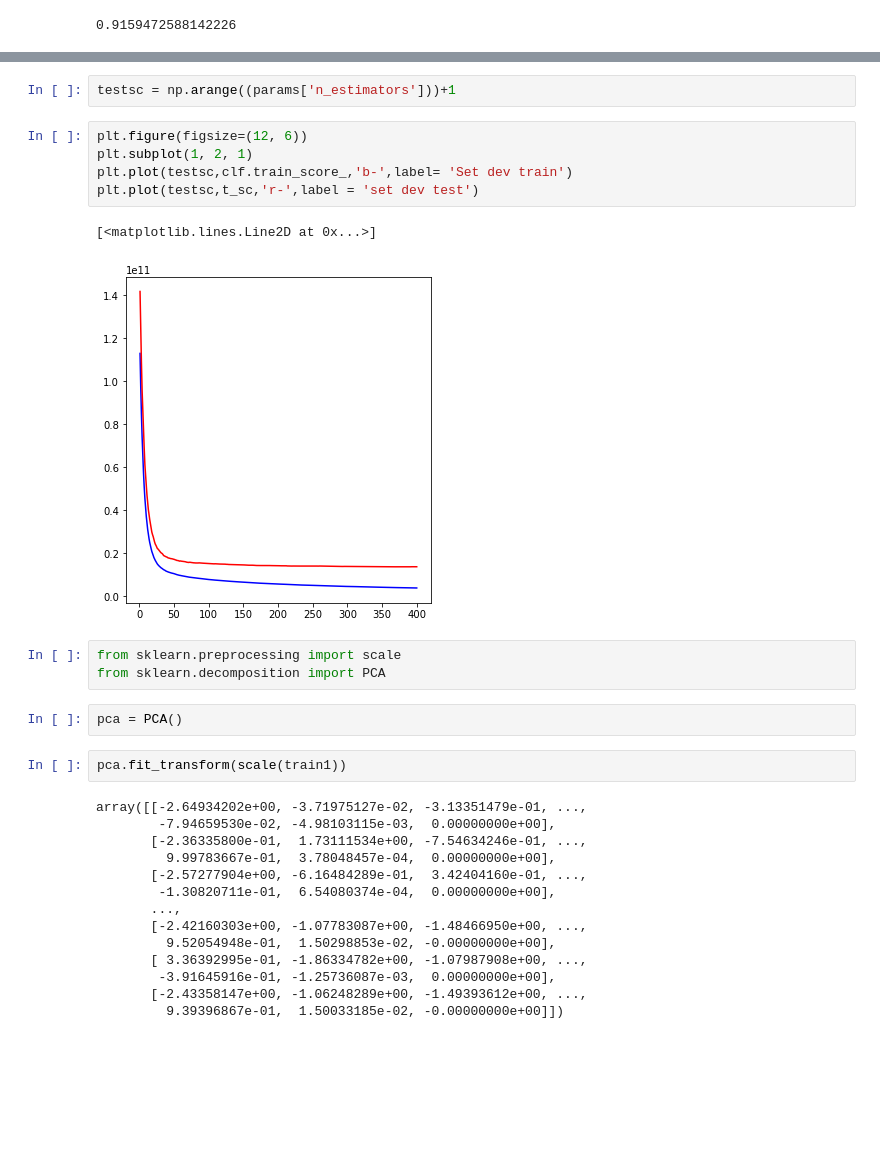
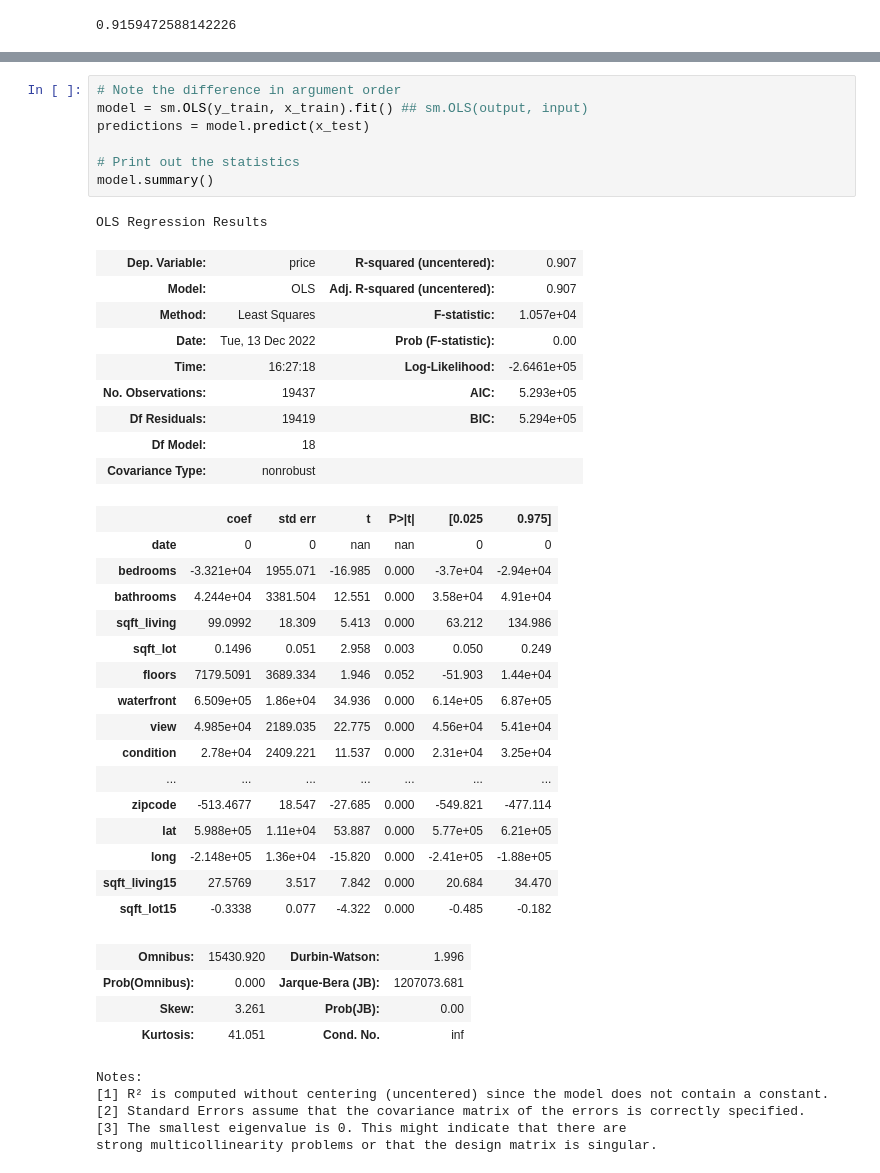
Before and after one commit to AmosMaru/phase_2_project, a Jupyter notebook: kc_house_2.ipynb, the cells around one changed output, grey strips where cells are left out. Drawn from its saved outputs; the diff is of its cells as text; blank space fills up the shorter version.

```diff
--- a/kc_house_2.ipynb
+++ b/kc_house_2.ipynb
@@ -406,31 +408,43 @@ for i,y_pred in enumerate(clf.staged_predict(x_test)):
-# %%
-testsc = np.arange((params['n_estimators']))+1
-# %%
-plt.figure(figsize=(12, 6))
-plt.subplot(1, 2, 1)
-plt.plot(testsc,clf.train_score_,'b-',label= 'Set dev train')
-plt.plot(testsc,t_sc,'r-',label = 'set dev test')
-# %% [output]
-[<matplotlib.lines.Line2D at 0x...>]
-[figure, removed]
-# %%
-from sklearn.preprocessing import scale
-from sklearn.decomposition import PCA
-# %%
-pca = PCA()
-# %%
-pca.fit_transform(scale(train1))
-# %% [output]
-array([[-2.64934202e+00, -3.71975127e-02, -3.13351479e-01, ...,
-        -7.94659530e-02, -4.98103115e-03,  0.00000000e+00],
-       [-2.36335800e-01,  1.73111534e+00, -7.54634246e-01, ...,
-         9.99783667e-01,  3.78048457e-04,  0.00000000e+00],
-       [-2.57277904e+00, -6.16484289e-01,  3.42404160e-01, ...,
-        -1.30820711e-01,  6.54080374e-04,  0.00000000e+00],
-       ...,
-       [-2.42160303e+00, -1.07783087e+00, -1.48466950e+00, ...,
-         9.52054948e-01,  1.50298853e-02, -0.00000000e+00],
-       [ 3.36392995e-01, -1.86334782e+00, -1.07987908e+00, ...,
-        -3.91645916e-01, -1.25736087e-03,  0.00000000e+00],
-       [-2.43358147e+00, -1.06248289e+00, -1.49393612e+00, ...,
-         9.39396867e-01,  1.50033185e-02, -0.00000000e+00]])
+# %%
+# Note the difference in argument order
+model = sm.OLS(y_train, x_train).fit() ## sm.OLS(output, input)
+predictions = model.predict(x_test)
+
+# Print out the statistics
+model.summary()
+# %% [output]
+OLS Regression Results
+| Dep. Variable: | price | R-squared (uncentered): | 0.907 |
+| Model: | OLS | Adj. R-squared (uncentered): | 0.907 |
+| Method: | Least Squares | F-statistic: | 1.057e+04 |
+| Date: | Tue, 13 Dec 2022 | Prob (F-statistic): | 0.00 |
+| Time: | 16:27:18 | Log-Likelihood: | -2.6461e+05 |
+| No. Observations: | 19437 | AIC: | 5.293e+05 |
+| Df Residuals: | 19419 | BIC: | 5.294e+05 |
+| Df Model: | 18 |  |  |
+| Covariance Type: | nonrobust |  |  |
+|  | coef | std err | t | P>|t| | [0.025 | 0.975] |
+| date | 0 | 0 | nan | nan | 0 | 0 |
+| bedrooms | -3.321e+04 | 1955.071 | -16.985 | 0.000 | -3.7e+04 | -2.94e+04 |
+| bathrooms | 4.244e+04 | 3381.504 | 12.551 | 0.000 | 3.58e+04 | 4.91e+04 |
+| sqft_living | 99.0992 | 18.309 | 5.413 | 0.000 | 63.212 | 134.986 |
+| sqft_lot | 0.1496 | 0.051 | 2.958 | 0.003 | 0.050 | 0.249 |
+| floors | 7179.5091 | 3689.334 | 1.946 | 0.052 | -51.903 | 1.44e+04 |
+| waterfront | 6.509e+05 | 1.86e+04 | 34.936 | 0.000 | 6.14e+05 | 6.87e+05 |
+| view | 4.985e+04 | 2189.035 | 22.775 | 0.000 | 4.56e+04 | 5.41e+04 |
+| condition | 2.78e+04 | 2409.221 | 11.537 | 0.000 | 2.31e+04 | 3.25e+04 |
+| ... | ... | ... | ... | ... | ... | ... |
+| zipcode | -513.4677 | 18.547 | -27.685 | 0.000 | -549.821 | -477.114 |
+| lat | 5.988e+05 | 1.11e+04 | 53.887 | 0.000 | 5.77e+05 | 6.21e+05 |
+| long | -2.148e+05 | 1.36e+04 | -15.820 | 0.000 | -2.41e+05 | -1.88e+05 |
+| sqft_living15 | 27.5769 | 3.517 | 7.842 | 0.000 | 20.684 | 34.470 |
+| sqft_lot15 | -0.3338 | 0.077 | -4.322 | 0.000 | -0.485 | -0.182 |
+| Omnibus: | 15430.920 | Durbin-Watson: | 1.996 |
+| Prob(Omnibus): | 0.000 | Jarque-Bera (JB): | 1207073.681 |
+| Skew: | 3.261 | Prob(JB): | 0.00 |
+| Kurtosis: | 41.051 | Cond. No. | inf |
+Notes:
+[1] R² is computed without centering (uncentered) since the model does not contain a constant.
+[2] Standard Errors assume that the covariance matrix of the errors is correctly specified.
+[3] The smallest eigenvalue is 0. This might indicate that there are
+strong multicollinearity problems or that the design matrix is singular.
```
Also changed, not shown: parts of 5 cells of this notebook, 1 other file.
